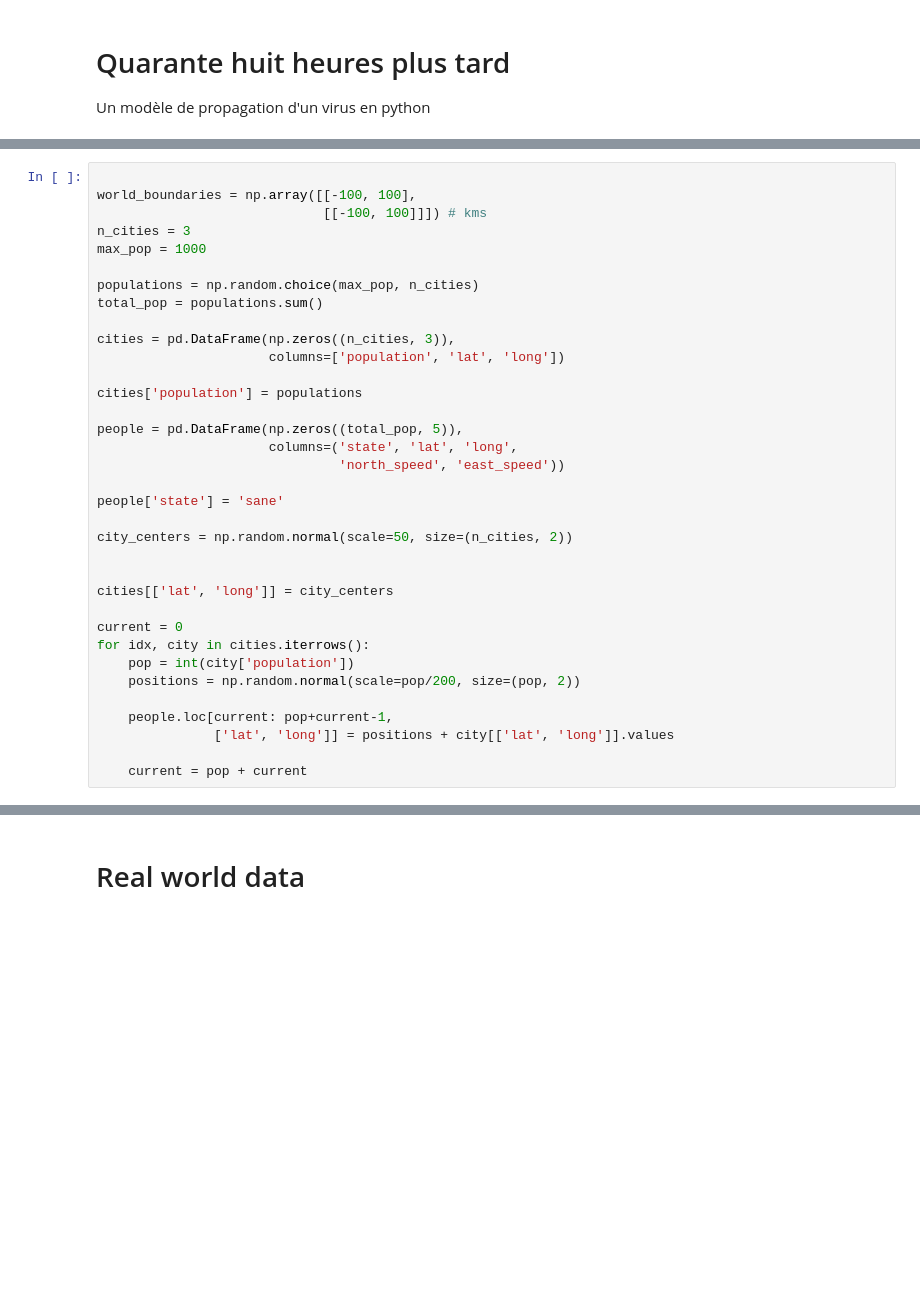
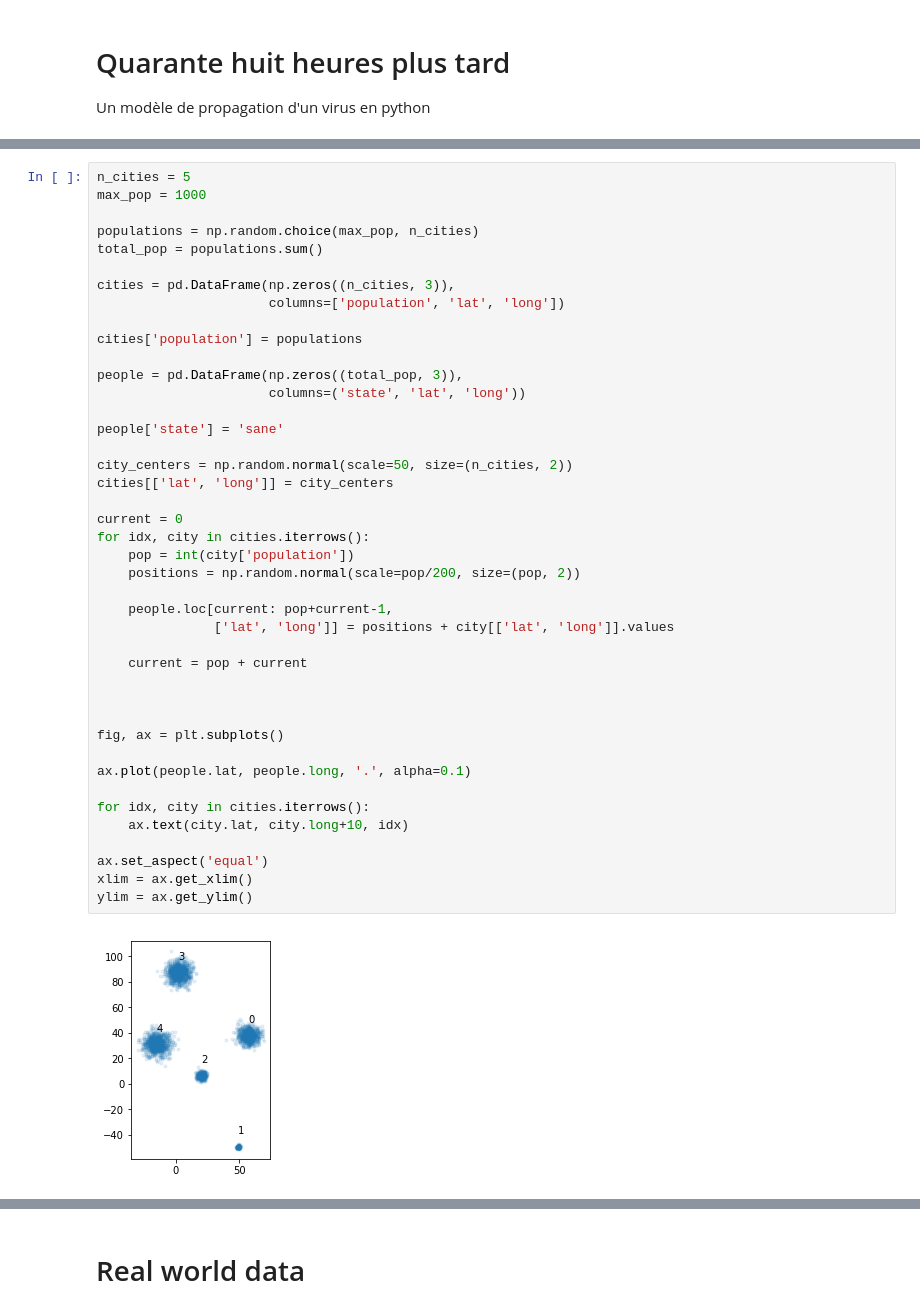
Before and after one commit to glyg/learn_jupyter, a Jupyter notebook: FortyEightHoursLater.ipynb, the cells around one changed output, grey strips where cells are left out. Saved outputs shown, nothing was run; the diff lists cells and outputs as text; blank space fills up the shorter version.

```diff
--- a/FortyEightHoursLater.ipynb
+++ b/FortyEightHoursLater.ipynb
@@ -10,40 +15,49 @@ import seaborn as sns
 
 %matplotlib inline
 # %%
-
-world_boundaries = np.array([[-100, 100],
-                             [[-100, 100]]]) # kms
-n_cities = 3
+n_cities = 5
 max_pop = 1000
 
 populations = np.random.choice(max_pop, n_cities)
 total_pop = populations.sum()
 
 cities = pd.DataFrame(np.zeros((n_cities, 3)),
                       columns=['population', 'lat', 'long'])
 
 cities['population'] = populations
 
-people = pd.DataFrame(np.zeros((total_pop, 5)),
-                      columns=('state', 'lat', 'long',
-                               'north_speed', 'east_speed'))
+people = pd.DataFrame(np.zeros((total_pop, 3)),
+                      columns=('state', 'lat', 'long'))
 
 people['state'] = 'sane'
 
 city_centers = np.random.normal(scale=50, size=(n_cities, 2))
-
-
 cities[['lat', 'long']] = city_centers
 
 current = 0
 for idx, city in cities.iterrows():
     pop = int(city['population'])
     positions = np.random.normal(scale=pop/200, size=(pop, 2))
 
     people.loc[current: pop+current-1,
                ['lat', 'long']] = positions + city[['lat', 'long']].values
 
     current = pop + current
+
+
+
+fig, ax = plt.subplots()
+
+ax.plot(people.lat, people.long, '.', alpha=0.1)
+
+for idx, city in cities.iterrows():
+    ax.text(city.lat, city.long+10, idx)
+
+ax.set_aspect('equal')
+xlim = ax.get_xlim()
+ylim = ax.get_ylim()
+# %% [output]
+[figure, added]
 # %%
 people.head()
 # %% [output]
```
Also changed, not shown: parts of 7 cells of this notebook.
